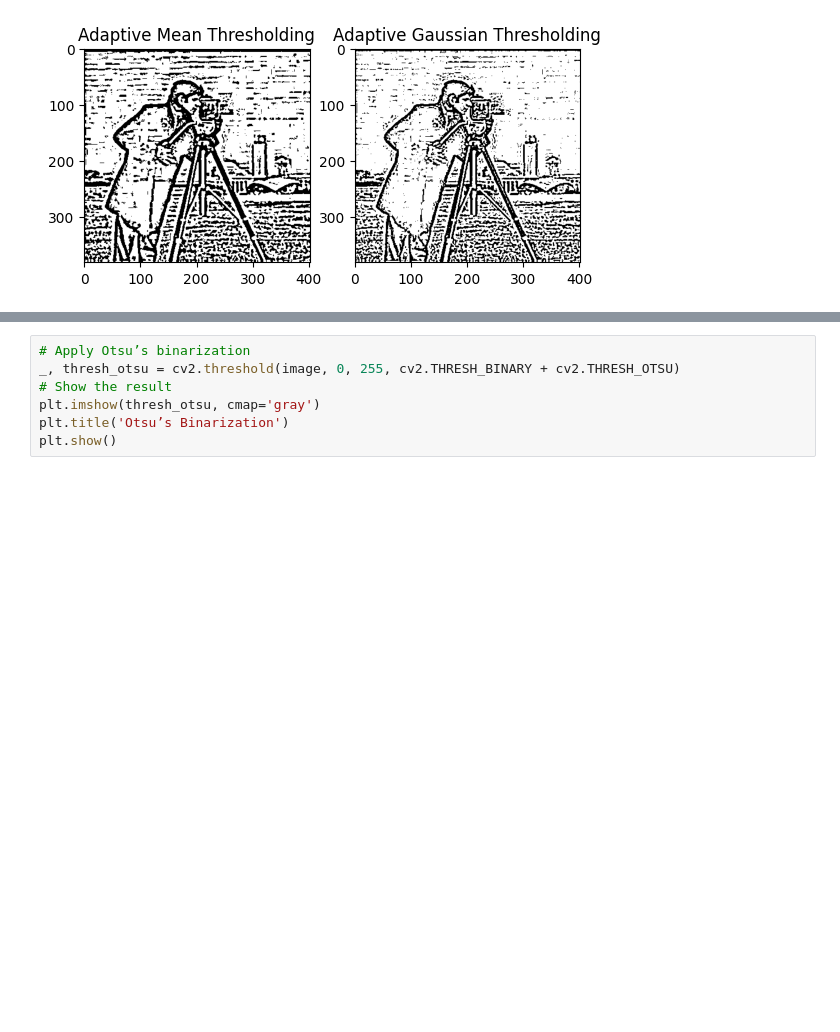
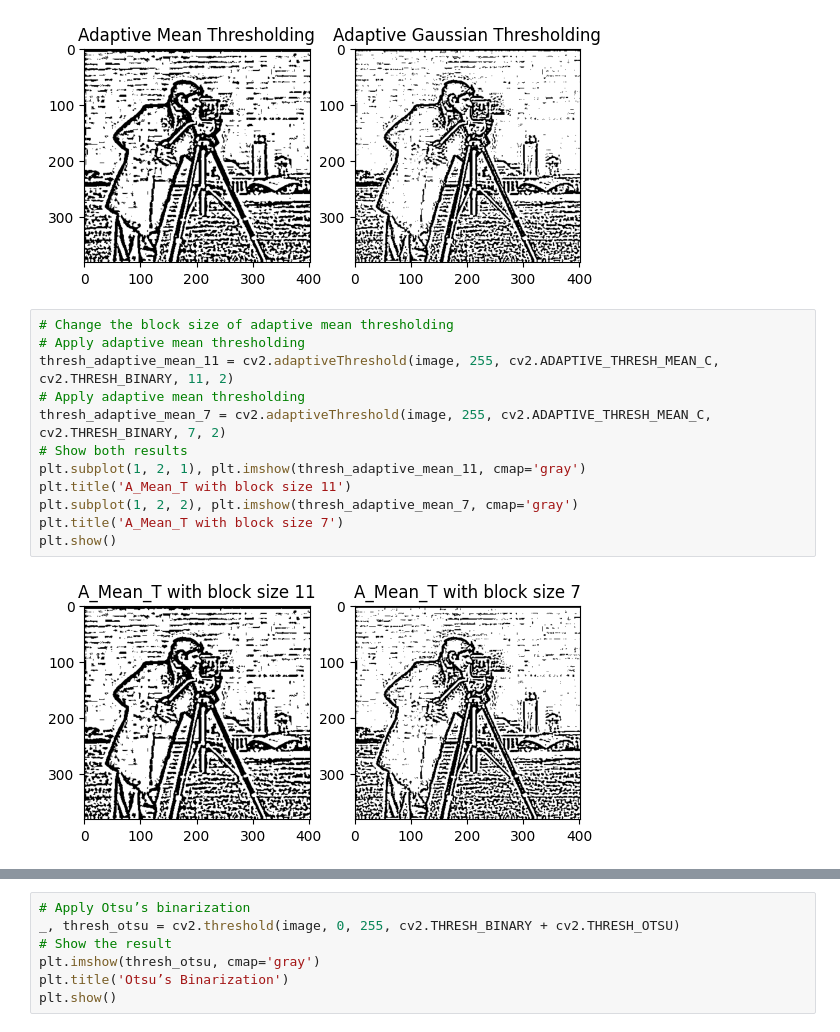
Before and after one commit to liguelangue/ComputerVision_Workshop, a Jupyter notebook: Lab7_Thresholding/lab7.ipynb, the cells around one changed output, grey strips where cells are left out. Drawn from its saved outputs; the diff is of its cells as text; blank space fills up the shorter version.

```diff
--- a/Lab7_Thresholding/lab7.ipynb
+++ b/Lab7_Thresholding/lab7.ipynb
@@ -28,3 +34,17 @@ plt.title('Adaptive Gaussian Thresholding')
 plt.show()
 # %% [output]
 [figure]
+# %%
+# Change the block size of adaptive mean thresholding
+# Apply adaptive mean thresholding
+thresh_adaptive_mean_11 = cv2.adaptiveThreshold(image, 255, cv2.ADAPTIVE_THRESH_MEAN_C, cv2.THRESH_BINARY, 11, 2)
+# Apply adaptive mean thresholding
+thresh_adaptive_mean_7 = cv2.adaptiveThreshold(image, 255, cv2.ADAPTIVE_THRESH_MEAN_C, cv2.THRESH_BINARY, 7, 2)
+# Show both results
+plt.subplot(1, 2, 1), plt.imshow(thresh_adaptive_mean_11, cmap='gray')
+plt.title('A_Mean_T with block size 11')
+plt.subplot(1, 2, 2), plt.imshow(thresh_adaptive_mean_7, cmap='gray')
+plt.title('A_Mean_T with block size 7')
+plt.show()
+# %% [output]
+[figure, added]
```
Also changed, not shown: parts of 3 cells of this notebook, 31 other files.
